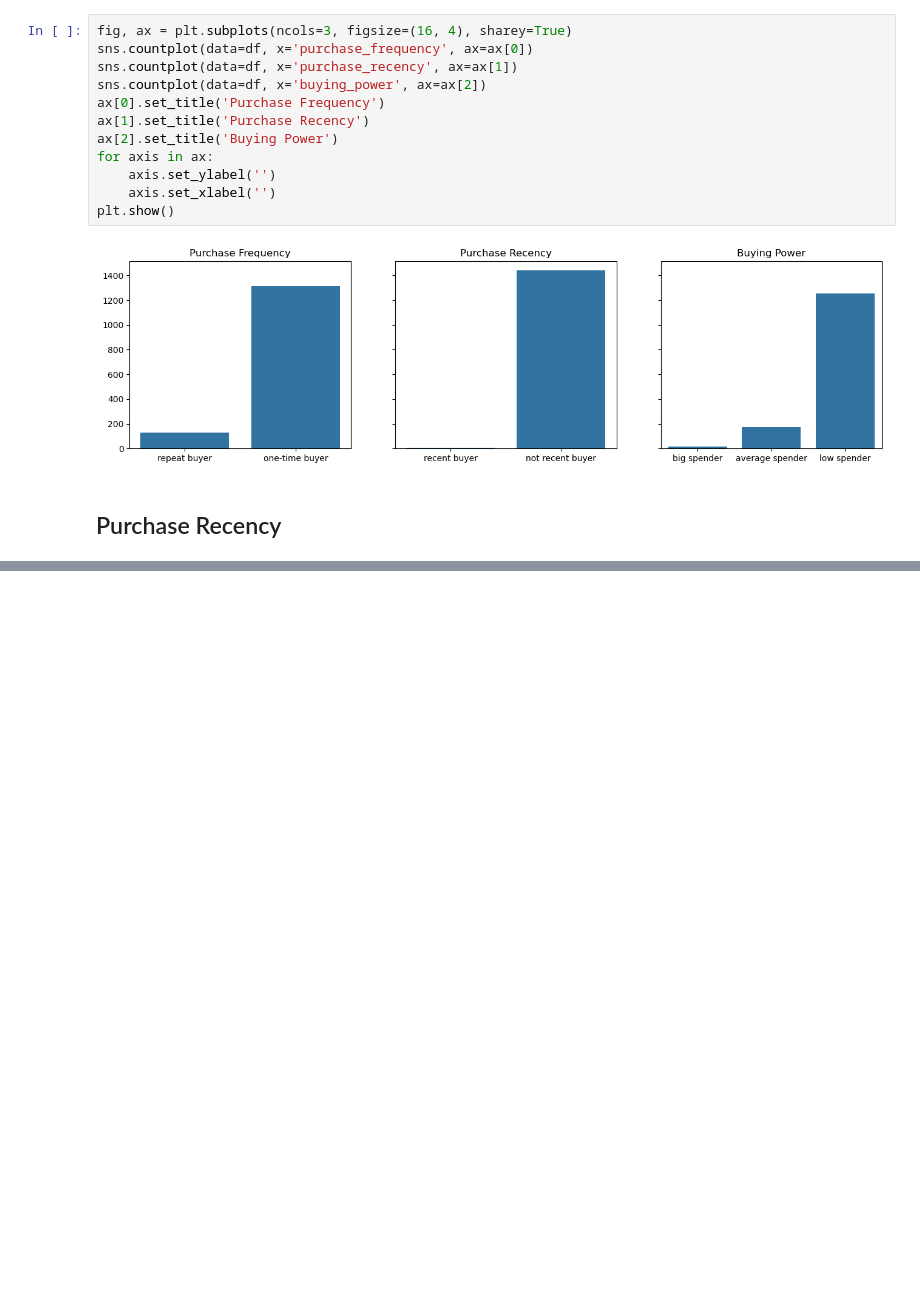
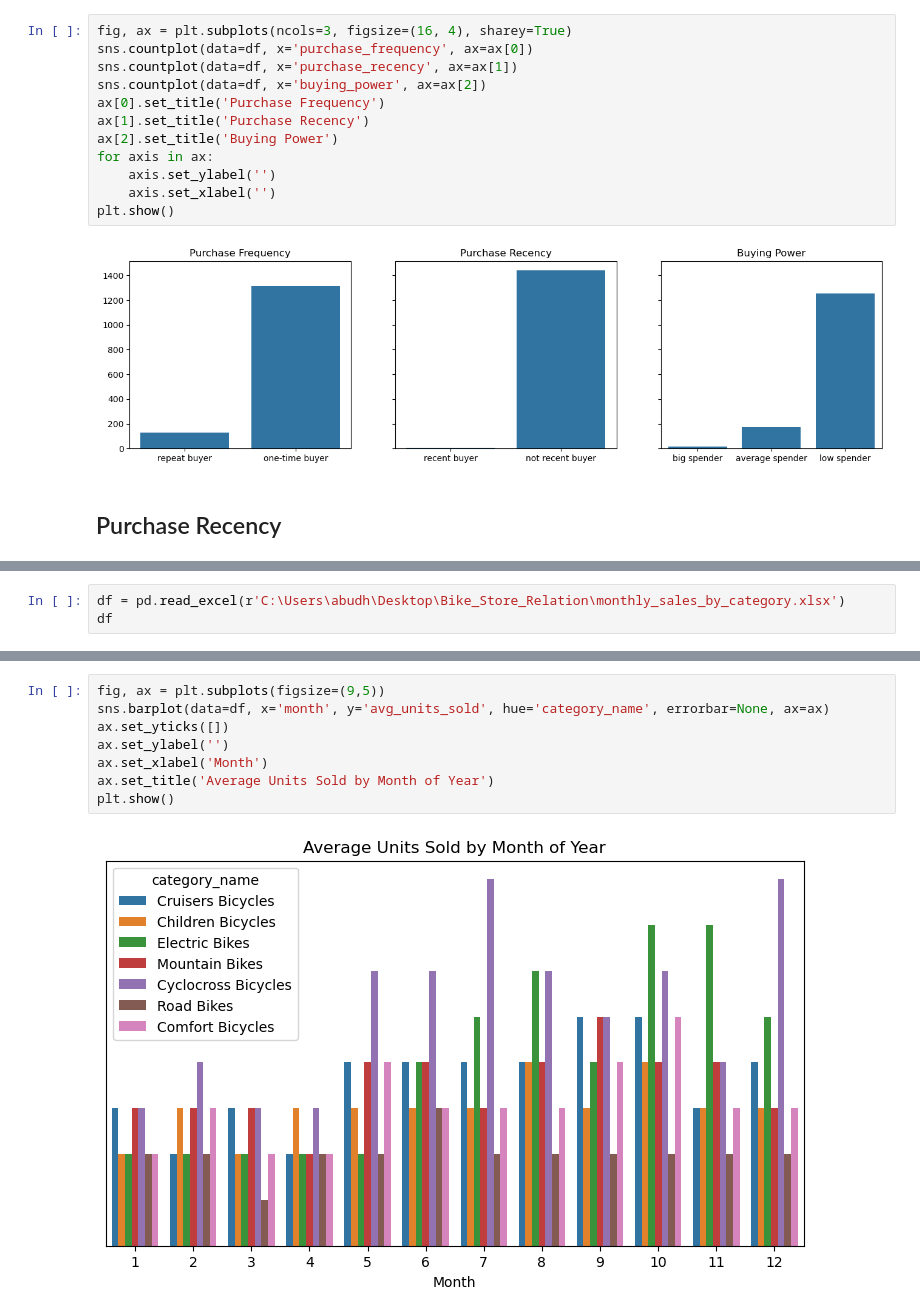
Before and after one commit to AbinashDhakal/Bike_Store_Relation, a Jupyter notebook: Bike_Store.ipynb, the cells around one changed output, grey strips where cells are left out. Saved outputs shown, nothing was run; the diff lists cells and outputs as text; blank space fills up the shorter version.

Commit message:
Bike_Relational_Database

```diff
--- a/Bike_Store.ipynb
+++ b/Bike_Store.ipynb
@@ -67,0 +65,3 @@ df
+# %%
+df = pd.read_excel(r'C:\Users\abudh\Desktop\Bike_Store_Relation\monthly_sales_by_category.xlsx')
+df
@@ -67,0 +82,10 @@ df
+# %%
+fig, ax = plt.subplots(figsize=(9,5))
+sns.barplot(data=df, x='month', y='avg_units_sold', hue='category_name', errorbar=None, ax=ax)
+ax.set_yticks([])
+ax.set_ylabel('')
+ax.set_xlabel('Month')
+ax.set_title('Average Units Sold by Month of Year')
+plt.show()
+# %% [output]
+[figure, added]
```
Also changed, not shown: parts of 11 cells of this notebook.
